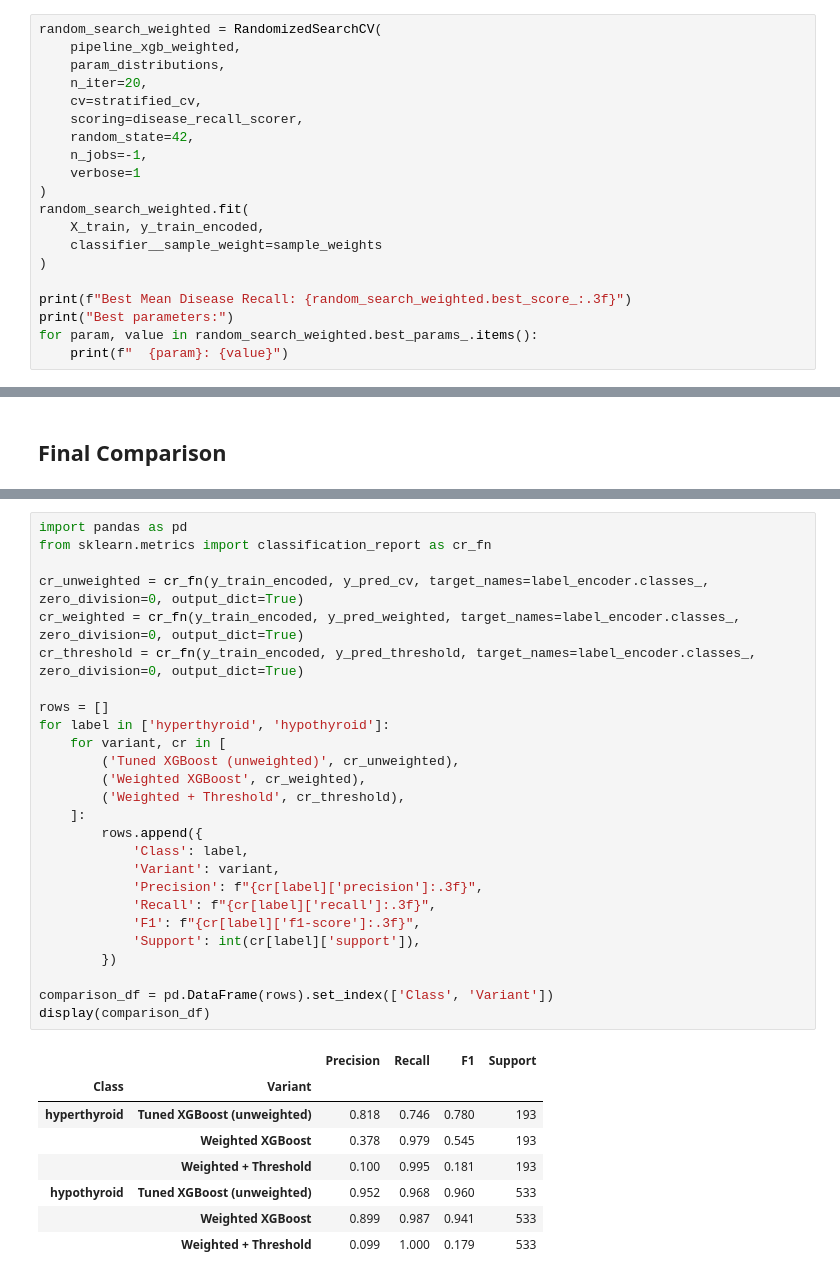
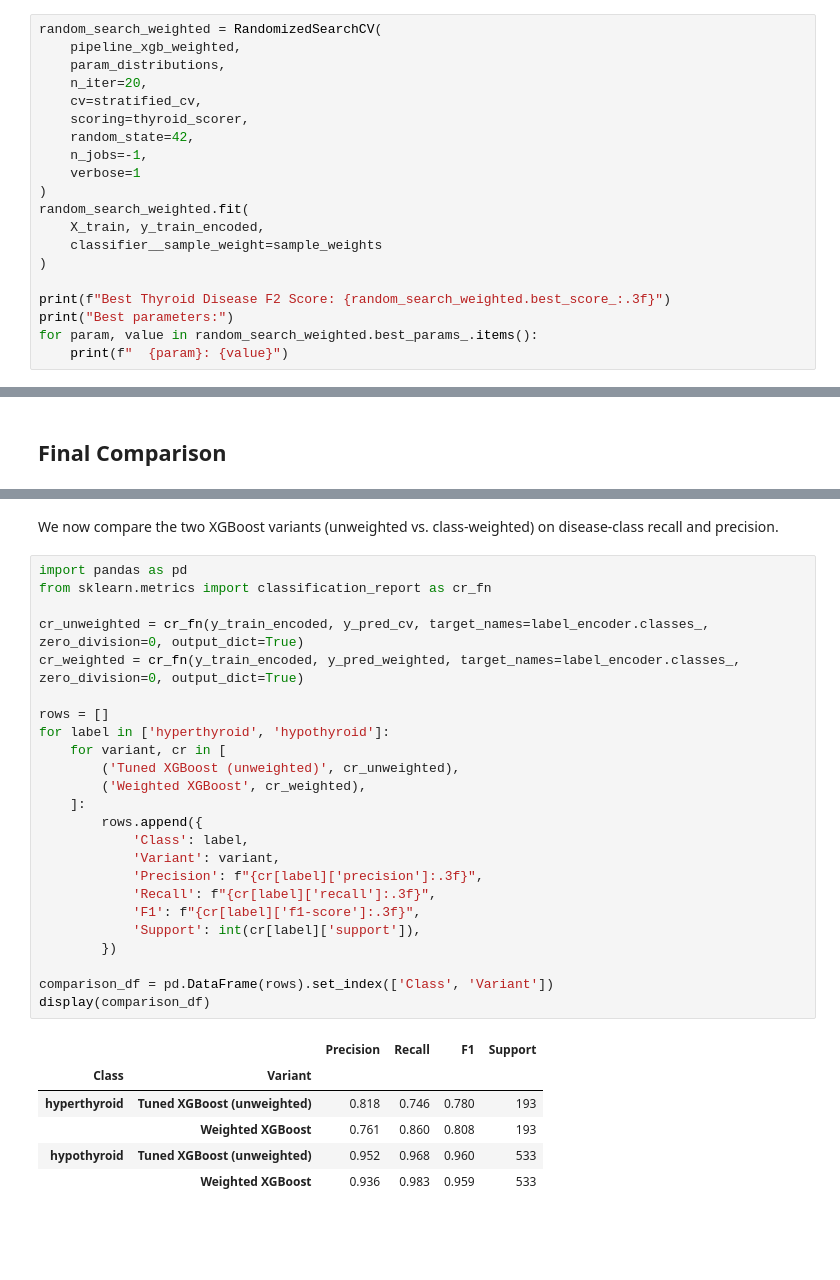
Before and after one commit to avidaldo/thyroid, a Jupyter notebook: 04_xgboost.ipynb, the cells around one changed output, grey strips where cells are left out. Drawn from its saved outputs; the diff is of its cells as text; blank space fills up the shorter version.

```diff
--- a/04_xgboost.ipynb
+++ b/04_xgboost.ipynb
@@ -247,7 +240,7 @@ random_search_weighted = RandomizedSearchCV(
     param_distributions,
     n_iter=20,
     cv=stratified_cv,
-    scoring=disease_recall_scorer,
+    scoring=thyroid_scorer,
     random_state=42,
     n_jobs=-1,
     verbose=1
@@ -257,7 +250,7 @@ random_search_weighted.fit(
     classifier__sample_weight=sample_weights
 )
 
-print(f"Best Mean Disease Recall: {random_search_weighted.best_score_:.3f}")
+print(f"Best Thyroid Disease F2 Score: {random_search_weighted.best_score_:.3f}")
 print("Best parameters:")
 for param, value in random_search_weighted.best_params_.items():
     print(f"  {param}: {value}")
@@ -409,38 +292,36 @@ We now compare all three XGBoost variants on disease-class recall and precision.
+# %% [markdown]
+We now compare the two XGBoost variants (unweighted vs. class-weighted) on disease-class recall and precision.
 # %%
 import pandas as pd
 from sklearn.metrics import classification_report as cr_fn
 
 cr_unweighted = cr_fn(y_train_encoded, y_pred_cv, target_names=label_encoder.classes_, zero_division=0, output_dict=True)
 cr_weighted = cr_fn(y_train_encoded, y_pred_weighted, target_names=label_encoder.classes_, zero_division=0, output_dict=True)
-cr_threshold = cr_fn(y_train_encoded, y_pred_threshold, target_names=label_encoder.classes_, zero_division=0, output_dict=True)
 
 rows = []
 for label in ['hyperthyroid', 'hypothyroid']:
     for variant, cr in [
         ('Tuned XGBoost (unweighted)', cr_unweighted),
         ('Weighted XGBoost', cr_weighted),
-        ('Weighted + Threshold', cr_threshold),
     ]:
         rows.append({
             'Class': label,
             'Variant': variant,
             'Precision': f"{cr[label]['precision']:.3f}",
             'Recall': f"{cr[label]['recall']:.3f}",
             'F1': f"{cr[label]['f1-score']:.3f}",
             'Support': int(cr[label]['support']),
         })
 
 comparison_df = pd.DataFrame(rows).set_index(['Class', 'Variant'])
 display(comparison_df)
 # %% [output]
 |  |  | Precision | Recall | F1 | Support |
 | Class | Variant |  |  |  |  |
 | hyperthyroid | Tuned XGBoost (unweighted) | 0.818 | 0.746 | 0.780 | 193 |
-|  | Weighted XGBoost | 0.378 | 0.979 | 0.545 | 193 |
-|  | Weighted + Threshold | 0.100 | 0.995 | 0.181 | 193 |
+|  | Weighted XGBoost | 0.761 | 0.860 | 0.808 | 193 |
 | hypothyroid | Tuned XGBoost (unweighted) | 0.952 | 0.968 | 0.960 | 533 |
-|  | Weighted XGBoost | 0.899 | 0.987 | 0.941 | 533 |
-|  | Weighted + Threshold | 0.099 | 1.000 | 0.179 | 533 |
+|  | Weighted XGBoost | 0.936 | 0.983 | 0.959 | 533 |
 # %% [markdown]
 ## Conclusions
 
```
Also changed, not shown: parts of 16 cells of this notebook, 3 other files.
